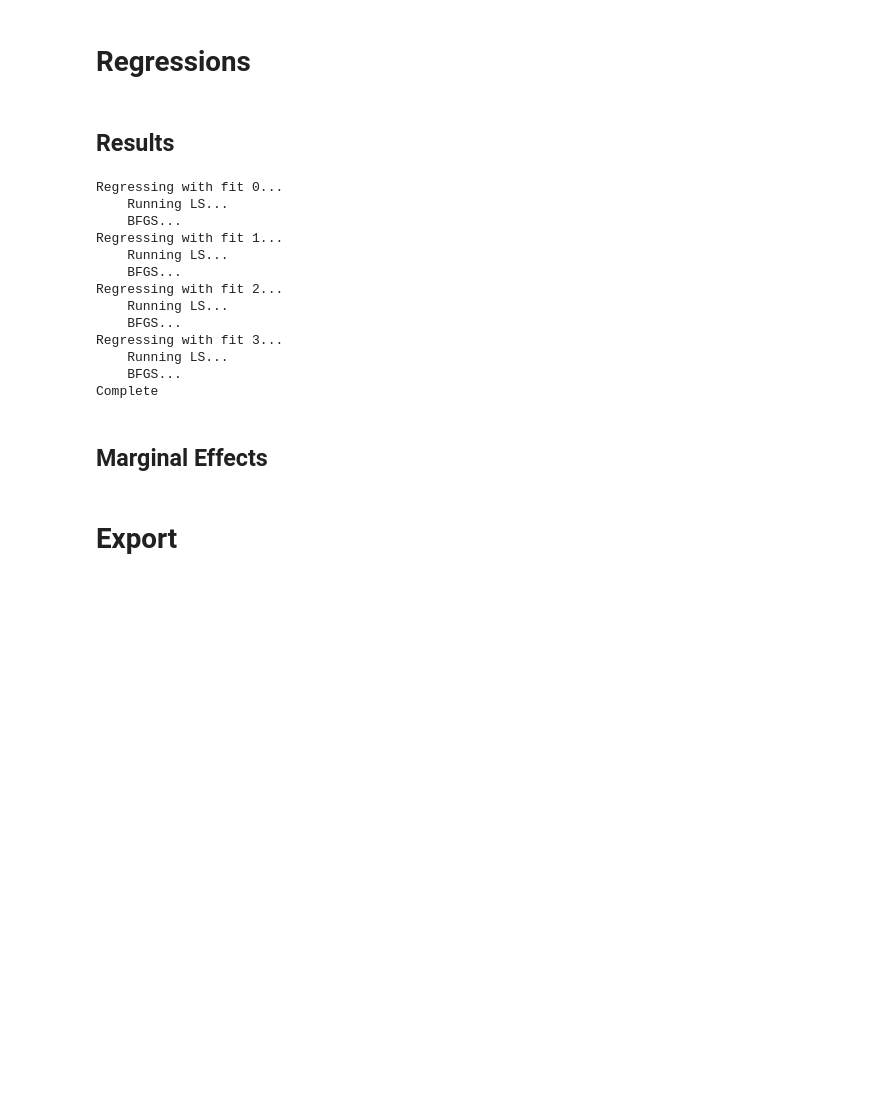
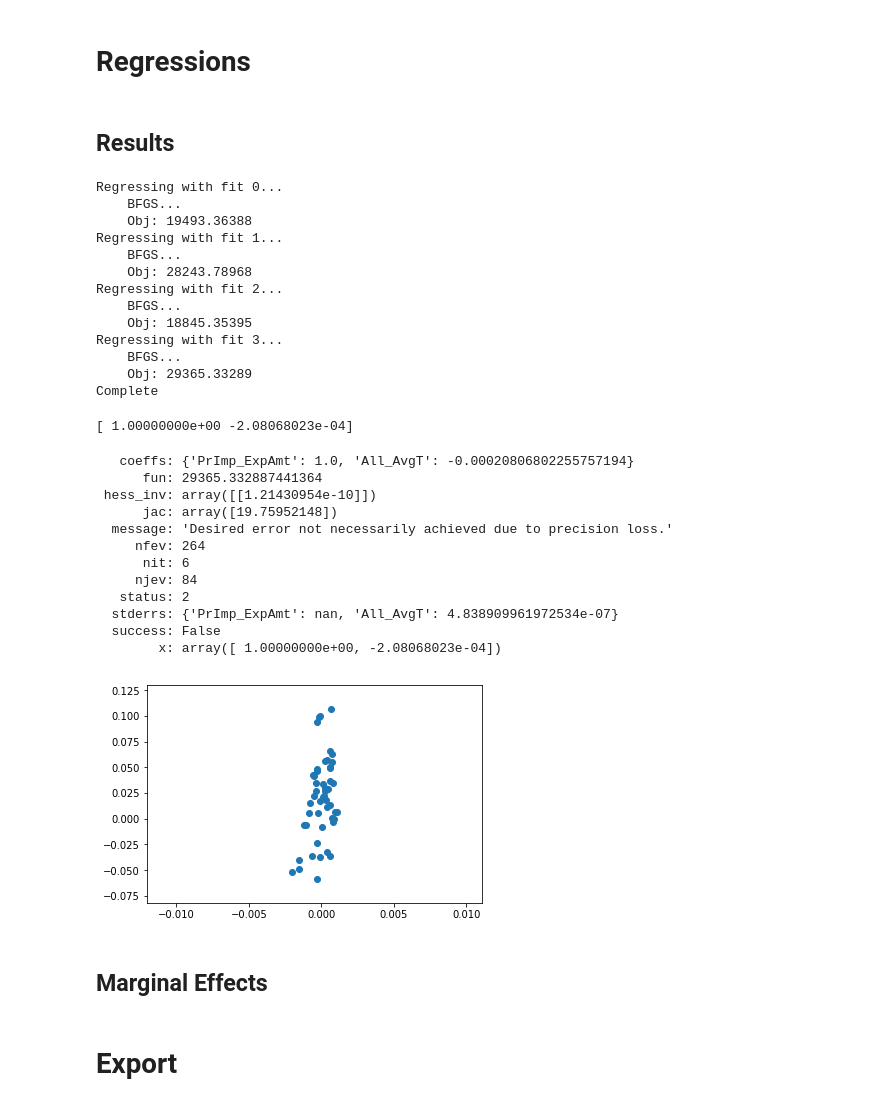
Before and after one commit to SA3291/OrderRoutingAndPFOF, a Jupyter notebook: notebooks/Regressions_NLS.ipynb, the cells around one changed output. Drawn from its saved outputs; the diff is of its cells as text; code cells hidden in the pictures; blank space fills up the shorter version.

```diff
--- a/notebooks/Regressions_NLS.ipynb
+++ b/notebooks/Regressions_NLS.ipynb
@@ -77,11 +78,11 @@ def SLS_1(b, Y, X, X_ind):
 # Regress Y on X with SLS
 def run_semiparametric_regression(Y, X, guess, trim_percent = 0.98, xtol = 0.001, maxiter = 1):
 
-    obj_f = lambda x_0: -SLS_1(np.append(np.array([1]), x_0), Y, X, trim(X, 0.98))[0,0]
+    obj_f = lambda x_0: -1e6*SLS_1(np.append(np.array([1]), x_0), Y, X, trim(X, 0.98))[0,0]
     print('    Running LS...')
     result = least_squares(obj_f, list(np.array(guess).flatten()), xtol = xtol)
     print('    BFGS...')
-    result = minimize(obj_f, result.x, method='BFGS', options = {'maxiter': maxiter})
+    result = minimize(obj_f, list(np.array(guess).flatten()), method='BFGS', options = {'maxiter': maxiter})
     return result
 
 # Hessian to Covariance matrix
@@ -146,8 +147,8 @@ def find_tstats(Y, X, results):
 # %% [markdown]
 # Params
 # %%
-workbook_file_loc = '../analysis/results/semiparametric_regressions_unpaid_market.xlsx'
-sample_query = 'Rebate_Dummy == 0 & OrderType == "Market"'
+workbook_file_loc = '../analysis/results/semiparametric_regressions_test2.xlsx'
+sample_query = 'Broker == "AXA" & OrderType == "Market" & Exchange == "NYSE"'
 # %% [markdown]
 # Load Data
 # %%
@@ -213,8 +210,9 @@ for i in range(0, len(fit_formulae)):
     X = np.matrix(data)[:, 1:]
     Y = np.matrix(data)[:, 0]
 
-    guess = X[1, 1:]
-    results = run_semiparametric_regression(Y, X, guess, xtol = .001, maxiter = 50)
+    beta_guess, _, _ , _ = np.linalg.lstsq(X, Y, rcond = -1)
+    results = run_semiparametric_regression(Y, X, beta_guess[1:]/beta_guess[0], xtol = .00001, maxiter = 50)
+    print('    Obj: %0.5f' % results.fun)
 
     fit_results[i] = results
 
@@ -233,18 +231,46 @@ for i in range(0, len(fit_formulae)):
 print('Complete')
 # %% [output]
 Regressing with fit 0...
-    Running LS...
     BFGS...
+    Obj: 19493.36388
 Regressing with fit 1...
-    Running LS...
     BFGS...
+    Obj: 28243.78968
 Regressing with fit 2...
-    Running LS...
     BFGS...
+    Obj: 18845.35395
 Regressing with fit 3...
-    Running LS...
     BFGS...
+    Obj: 29365.33289
 Complete
+# %%
+i = 3
+data = data_df[fit_formulae[i]]
+X = np.matrix(data)[:, 1:]
+Y = np.matrix(data)[:, 0]
+plt.scatter(np.array(X*np.matrix(fit_results[i].x).T).flatten(), Y)
+
+
+print(fit_results[i].x)
+
+beta, _, _ , _ = np.linalg.lstsq(X, Y, rcond = -1)
+beta/beta[0]
+results
+# %% [output]
+[ 1.00000000e+00 -2.08068023e-04]
+   coeffs: {'PrImp_ExpAmt': 1.0, 'All_AvgT': -0.00020806802255757194}
+      fun: 29365.332887441364
+ hess_inv: array([[1.21430954e-10]])
+      jac: array([19.75952148])
+  message: 'Desired error not necessarily achieved due to precision loss.'
+     nfev: 264
+      nit: 6
+     njev: 84
+   status: 2
+  stderrs: {'PrImp_ExpAmt': nan, 'All_AvgT': 4.838909961972534e-07}
+  success: False
+        x: array([ 1.00000000e+00, -2.08068023e-04])
+[figure, added]
 # %% [markdown]
 ## Marginal Effects
 # %%
```
Also changed, not shown: parts of 2 cells of this notebook, 4 other files.
